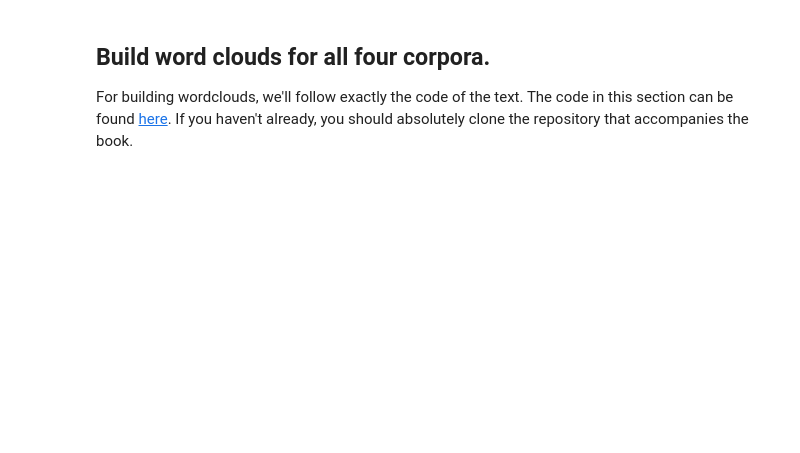
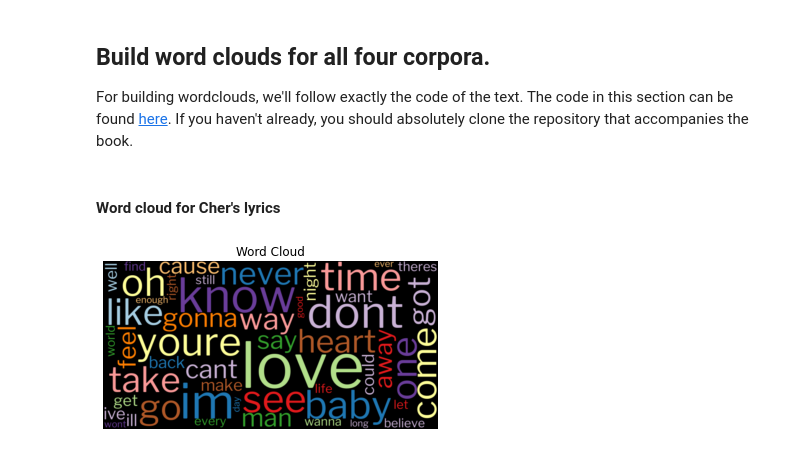
Before and after one commit to unpham/ads_509-tm-group-comp, a Jupyter notebook: Group Comparison.ipynb, the cells around one changed output. Saved outputs shown, nothing was run; the diff lists cells and outputs as text; code cells hidden in the pictures; blank space fills up the shorter version.

```diff
--- a/Group Comparison.ipynb
+++ b/Group Comparison.ipynb
@@ -166,2 +210,0 @@ twitter_data["num_tokens"] = twitter_data["tokens"].map(len)
-# %%
-twitter_data['has_emoji'] = twitter_data["description"].apply(contains_emoji)
@@ -167,0 +214,7 @@ twitter_data['has_emoji'] = twitter_data["description"].apply(contains_emoji)
+# %%
+# Apply the pipeline techniques to lyrics_data
+lyrics_data["tokens"] = lyrics_data["lyrics"].apply(prepare,
+                                                    pipeline=my_pipeline)
+lyrics_data["num_tokens"] = lyrics_data["tokens"].map(len)
+
+lyrics_data.head()
@@ -167,0 +228,9 @@ twitter_data['has_emoji'] = twitter_data["description"].apply(contains_emoji)
+# %%
+# Apply the pipeline techniques to twitter_data
+twitter_data["tokens"] = twitter_data["description"].apply(
+                                      prepare, pipeline=my_pipeline)
+twitter_data["num_tokens"] = twitter_data["tokens"].map(len)
+twitter_data['has_emoji'] = twitter_data["description"].apply(
+                                      contains_emoji)
+
+twitter_data.head()
@@ -209,13 +491,18 @@ A:
 
 For building wordclouds, we'll follow exactly the code of the text. The code in this section can be found [here](https://github.com/blueprints-for-text-analytics-python/blueprints-text/blob/master/ch01/First_Insights.ipynb). If you haven't already, you should absolutely clone the repository that accompanies the book.
 # %%
-from matplotlib import pyplot as plt
 
 def wordcloud(word_freq, title=None, max_words=200, stopwords=None):
 
-    wc = WordCloud(width=800, height=400,
-                   background_color= "black", colormap="Paired",
-                   max_font_size=150, max_words=max_words)
+#     wc = WordCloud(width=800, height=400,
+#                    background_color= "black", colormap="Paired",
+#                    max_font_size=150, max_words=max_words)
+    font_path = os.path.abspath('/Users/lamnguyen/Library/Group Containers/\
+    UBF8T346G9.Office/FontCache/4/CloudFonts/Libre Franklin/18949476423.ttf')
+
+    wc = WordCloud(width=800, height=400, background_color="black",
+                   colormap="Paired", max_font_size=150, max_words=max_words,
+                   font_path=font_path)
 
     # convert data frame into dict
     if type(word_freq) == pd.Series:
@@ -252,3 +539,12 @@ def count_words(df, column='tokens', preprocess=None, min_freq=2):
     freq_df.index.name = 'token'
 
     return freq_df.sort_values('freq', ascending=False)
+# %% [markdown]
+#### Word cloud for Cher's lyrics
+# %%
+cher_tokens = lyrics_data.loc[lyrics_data['artist'] == 'cher']
+word_freq = count_words(cher_tokens, column='tokens', min_freq=2)
+wordcloud(word_freq['freq'], title='Word Cloud', max_words=50)
+plt.show()
+# %% [output]
+[figure, added]
```
Also changed, not shown: parts of 32 cells of this notebook.
